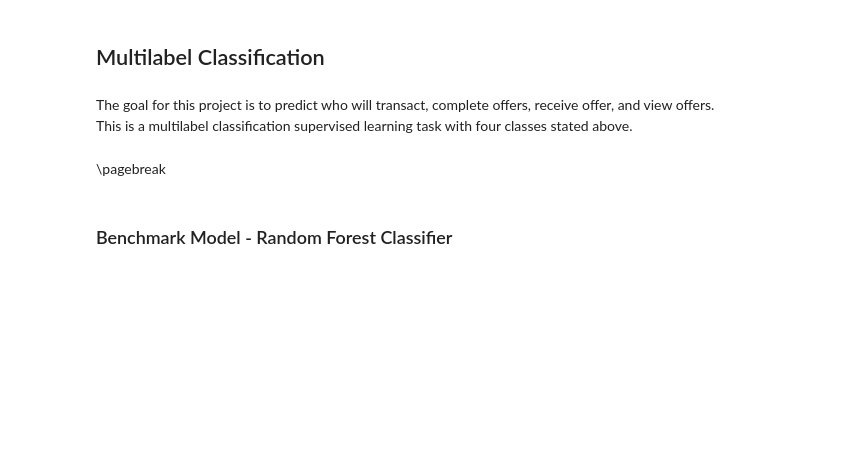
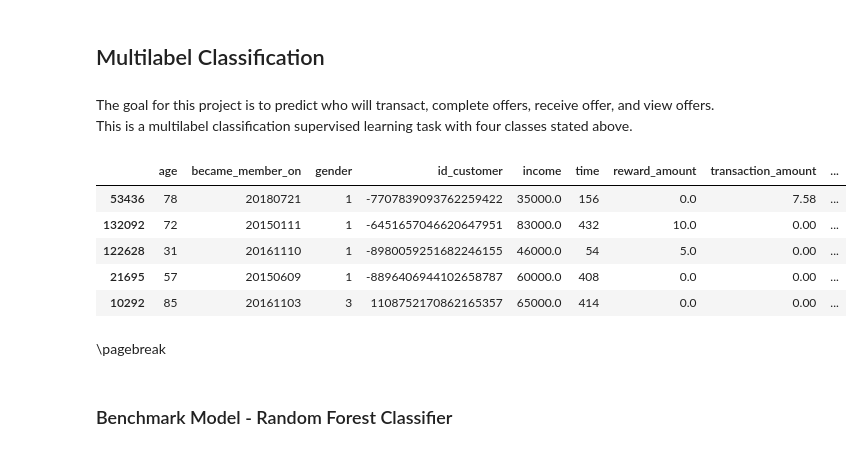
Before and after one commit to Shampjeff/Personal_Projects, a Jupyter notebook: ML_engineering_projects/starbucks_XGB.ipynb, the cells around one changed output. Cells and saved outputs as stored; diff of their text form; code cells hidden in the pictures; blank space fills up the shorter version.

```diff
--- a/ML_engineering_projects/starbucks_XGB.ipynb
+++ b/ML_engineering_projects/starbucks_XGB.ipynb
@@ -302,6 +306,15 @@ y = df_complete.event
 X_train, X_test, y_train, y_test = train_test_split(X, y, test_size=0.10, random_state=9450)
 # %%
 training_set = pd.concat([X_train, y_train],axis=1)
+# %%
+training_set.head()
+# %% [output]
+|  | age | became_member_on | gender | id_customer | income | time | reward_amount | transaction_amount | ... |
+| 53436 | 78 | 20180721 | 1 | -7707839093762259422 | 35000.0 | 156 | 0.0 | 7.58 | ... |
+| 132092 | 72 | 20150111 | 1 | -6451657046620647951 | 83000.0 | 432 | 10.0 | 0.00 | ... |
+| 122628 | 31 | 20161110 | 1 | -8980059251682246155 | 46000.0 | 54 | 5.0 | 0.00 | ... |
+| 21695 | 57 | 20150609 | 1 | -8896406944102658787 | 60000.0 | 408 | 0.0 | 0.00 | ... |
+| 10292 | 85 | 20161103 | 3 | 1108752170862165357 | 65000.0 | 414 | 0.0 | 0.00 | ... |
 # %%
 %%latex
 \pagebreak
```
Also changed, not shown: parts of 9 cells of this notebook, 1 other file.
